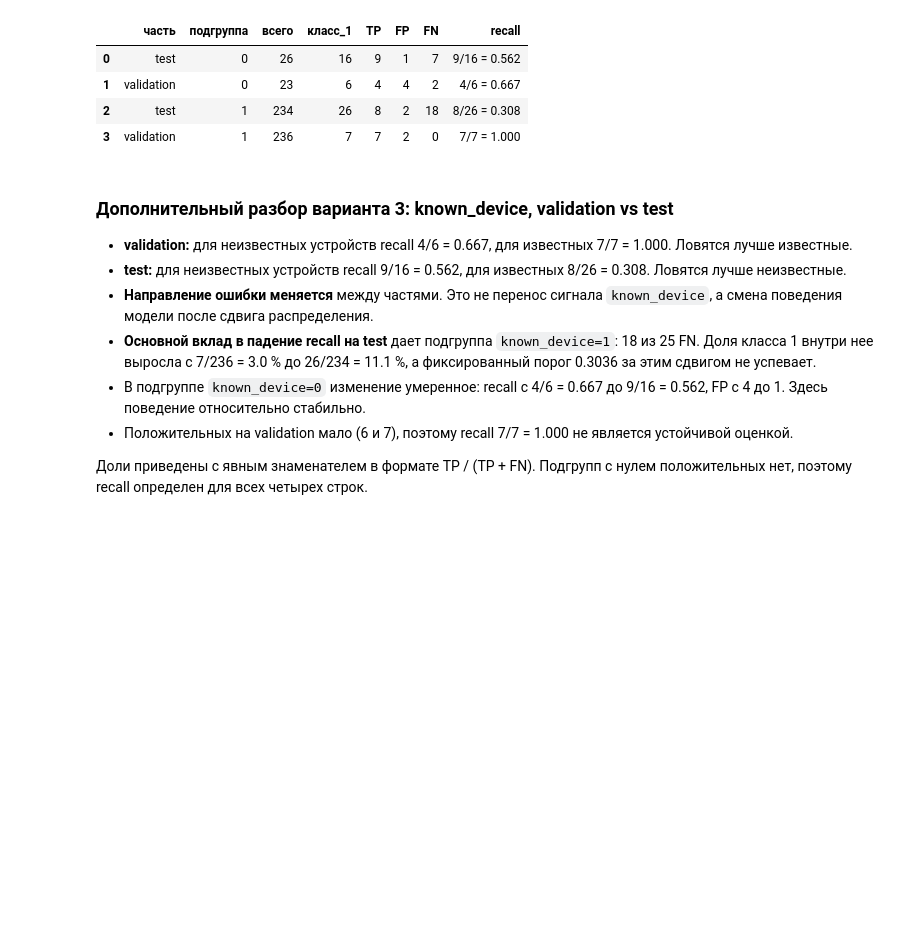
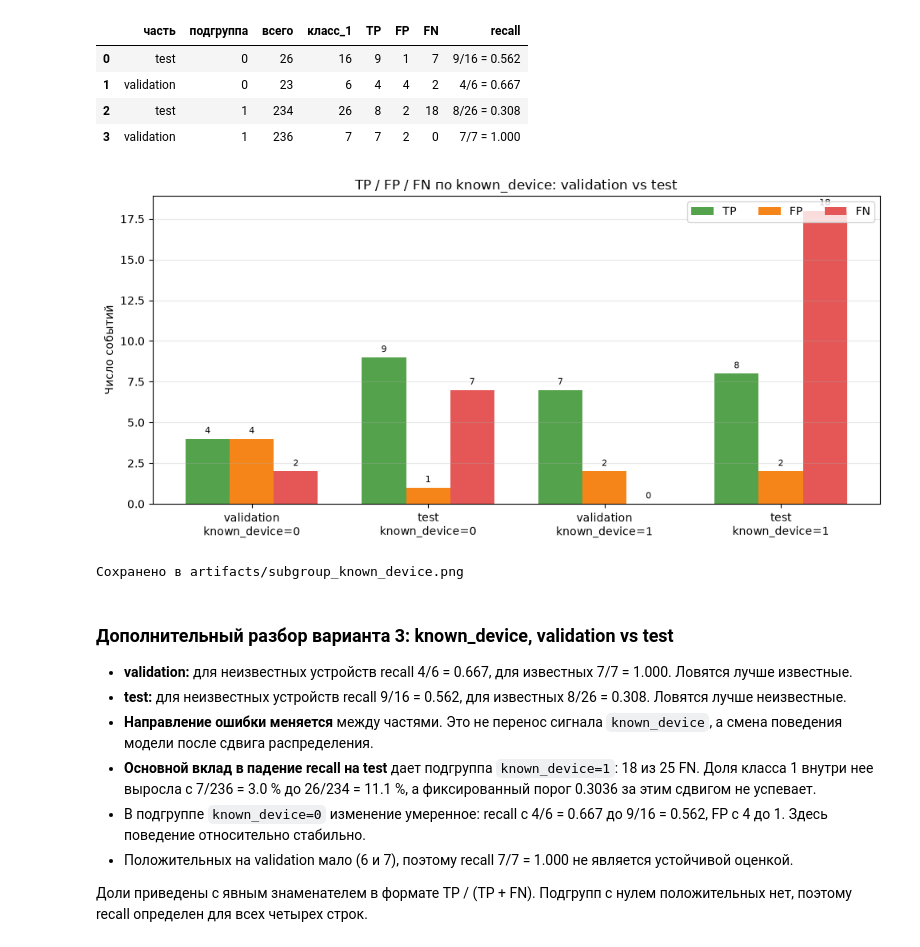
Before and after one commit to golimghostpy/lab02_ab-320_sychuk, a Jupyter notebook: lab02.ipynb, the cells around one changed output. Drawn from its saved outputs; the diff is of its cells as text; code cells hidden in the pictures; blank space fills up the shorter version.

```diff
--- a/lab02.ipynb
+++ b/lab02.ipynb
@@ -1299,6 +1446,48 @@ display(combined)
 | 1 | validation | 0 | 23 | 6 | 4 | 4 | 2 | 4/6 = 0.667 |
 | 2 | test | 1 | 234 | 26 | 8 | 2 | 18 | 8/26 = 0.308 |
 | 3 | validation | 1 | 236 | 7 | 7 | 2 | 0 | 7/7 = 1.000 |
+# %%
+# TP / FP / FN по known_device: validation vs test
+subgroup_order = [('validation', 0), ('test', 0), ('validation', 1), ('test', 1)]
+subgroup_plot_rows = []
+for part, kd in subgroup_order:
+    row = combined[(combined['часть'] == part) & (combined['подгруппа'] == kd)].iloc[0]
+    subgroup_plot_rows.append({
+        'label': f'{part}\nknown_device={kd}',
+        'TP': int(row['TP']),
+        'FP': int(row['FP']),
+        'FN': int(row['FN']),
+    })
+
+subgroup_plot = pd.DataFrame(subgroup_plot_rows)
+error_metrics = ['TP', 'FP', 'FN']
+error_colors = ['#54A24B', '#F58518', '#E45756']
+x = np.arange(len(subgroup_plot))
+width = 0.25
+
+fig, ax = plt.subplots(figsize=(10, 4.8))
+for i, (metric, color) in enumerate(zip(error_metrics, error_colors)):
+    offset = (i - (len(error_metrics) - 1) / 2) * width
+    bars = ax.bar(x + offset, subgroup_plot[metric], width, label=metric, color=color)
+    for bar in bars:
+        h = bar.get_height()
+        ax.text(bar.get_x() + bar.get_width() / 2, h + 0.2, str(int(h)),
+                ha='center', va='bottom', fontsize=8)
+
+ax.set_xticks(x)
+ax.set_xticklabels(subgroup_plot['label'], rotation=0)
+ax.set_ylabel('Число событий')
+ax.set_title('TP / FP / FN по known_device: validation vs test')
+ax.legend(ncol=3, loc='upper right')
+ax.grid(alpha=0.3, axis='y')
+
+plt.tight_layout()
+plt.savefig(ARTIFACTS_PATH / 'subgroup_known_device.png', dpi=150, bbox_inches='tight')
+plt.show()
+print(f'Сохранено в {ARTIFACTS_PATH / "subgroup_known_device.png"}')
+# %% [output]
+[figure, added]
+Сохранено в artifacts/subgroup_known_device.png
 # %% [markdown]
 ### Дополнительный разбор варианта 3: known_device, validation vs test
 
```
Also changed, not shown: parts of 6 cells of this notebook, 1 other file.
